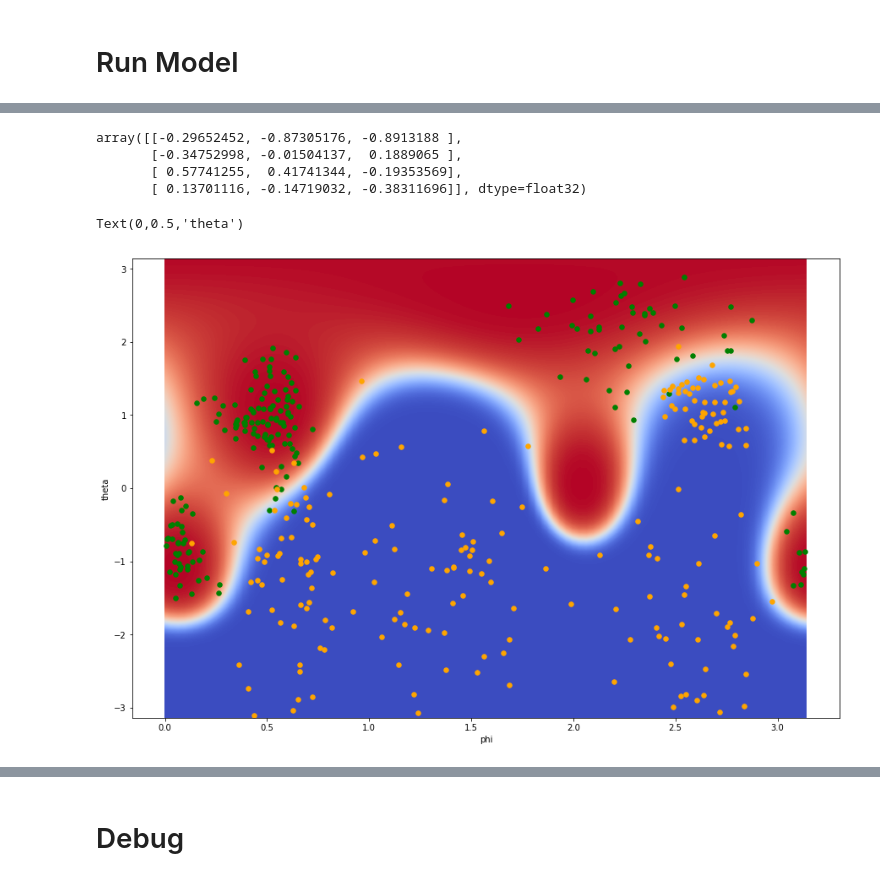
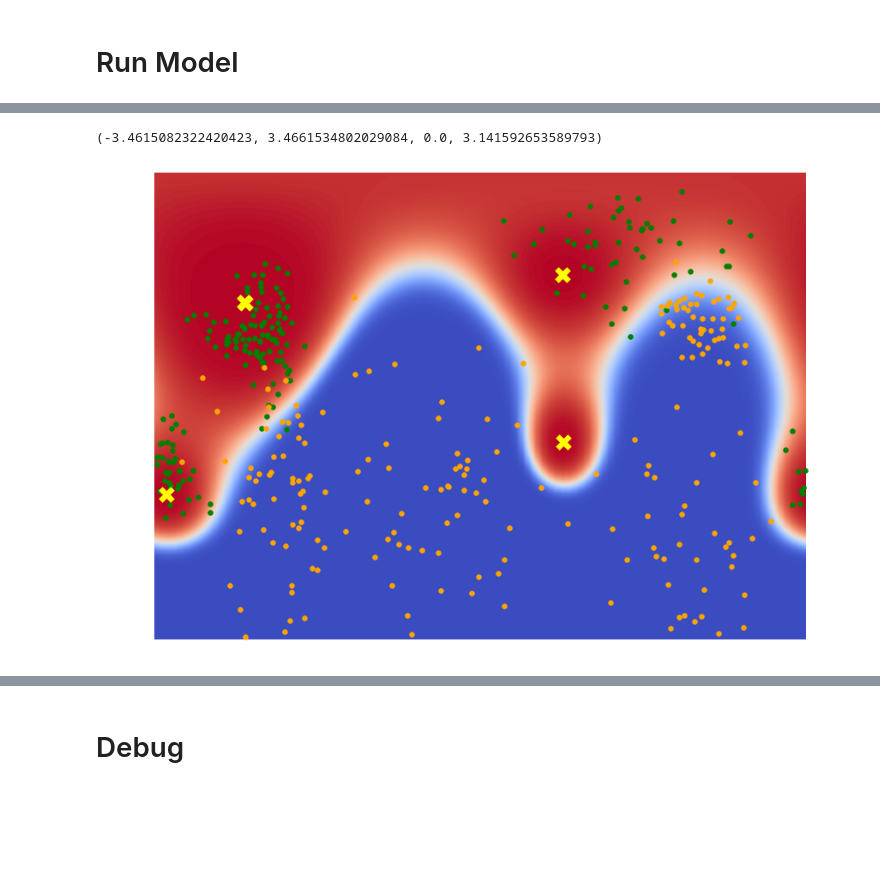
Before and after one commit to chrismbryant/anchor-vector-optimization, a Jupyter notebook: w2v test.ipynb, the cells around one changed output, grey strips where cells are left out. Drawn from its saved outputs; the diff is of its cells as text; code cells hidden in the pictures; blank space fills up the shorter version.

```diff
--- a/w2v test.ipynb
+++ b/w2v test.ipynb
@@ -399,7 +396,7 @@ pred, params = model(X_train,
                      Y_train,
                      X_test,
                      Y_test,
-                     k = 4,
+                     k = 5,
                      learning_rate = 0.001,
                      num_epochs = 5000)
 # %% [output]
@@ -517,53 +499,43 @@ ax.scatter(A_phi, A_theta, c = 'green', s = 100)
-# %%
-A_learned
-# %% [output]
-array([[-0.29652452, -0.87305176, -0.8913188 ],
-       [-0.34752998, -0.01504137,  0.1889065 ],
-       [ 0.57741255,  0.41741344, -0.19353569],
-       [ 0.13701116, -0.14719032, -0.38311696]], dtype=float32)
 # %%
 %matplotlib inline
-
-phi = np.linspace(-np.pi, np.pi, 100)
-theta = np.linspace(0, np.pi, 100)
-Phi, Theta = np.meshgrid(phi, theta)
-
-anchors = [np.array(k) for k in np.array([A_phi, A_theta]).T.tolist()]
 
 def get_ang_cos_sim(A_phi, A_theta, phi, theta):
 
     sim = []
 
     for i in range(len(A_phi)):
-
-        # (phi x theta)
 
         s = np.sin(A_theta[i]) \
             * np.dot(np.atleast_2d(np.cos(A_phi[i] - phi)).T, np.atleast_2d(np.sin(theta))) \
             + np.cos(A_theta[i]) * np.cos(np.atleast_2d(theta))
 
         sim.append(s)
 
     return np.array(sim)
 
-# Multiplicative Distance
-get_D = lambda dist: np.prod(dist, axis = 0)
+def get_D(dist):
 
+    return np.prod(dist, axis = 0)
+
+
+phi = np.linspace(-np.pi, np.pi, 100)
+theta = np.linspace(0, np.pi, 100)
+Phi, Theta = np.meshgrid(phi, theta)
+
+A_learned = params["A"]
+A_r, A_theta, A_phi = cart_to_sphere(A_learned[:, 0], A_learned[:, 1], A_learned[:, 2])
 sim = get_ang_cos_sim(A_phi, A_theta, phi, theta)
 dist = 1 - sim
 D = get_D(dist) ** 1
 D = sigmoid(params["w"] * D + params["b"], 1, 0)
 
-D.shape
-
 fig = plt.figure(figsize = (15, 10))
 ax = fig.add_subplot(1, 1, 1)
-# ax = Axes3D(fig)
-ax.contourf(Theta, Phi, D, 1000, cmap = 'coolwarm')
-ax.scatter((phi_pos + np.pi)/2, (theta_pos * 2) - np.pi, c = 'green', s = 30)
-ax.scatter((phi_neg + np.pi)/2, (theta_neg * 2) - np.pi, c = 'orange', s = 30)
-ax.set_xlabel("phi")
-ax.set_ylabel("theta")
+ax.contourf(Phi.T, Theta.T, D, 1000, cmap = "coolwarm")
+ax.scatter(phi_pos, theta_pos, c = "green", s = 30)
+ax.scatter(phi_neg, theta_neg, c = "orange", s = 30)
+ax.scatter(A_phi, A_theta, c = "yellow", marker = 'x', s = 20, linewidth = 20)
+ax.axis("off")
 # %% [output]
-Text(0,0.5,'theta')
+(-3.4615082322420423, 3.4661534802029084, 0.0, 3.141592653589793)
-[figure, old version]
+[figure, new version]
```
Also changed, not shown: parts of 6 cells of this notebook.
